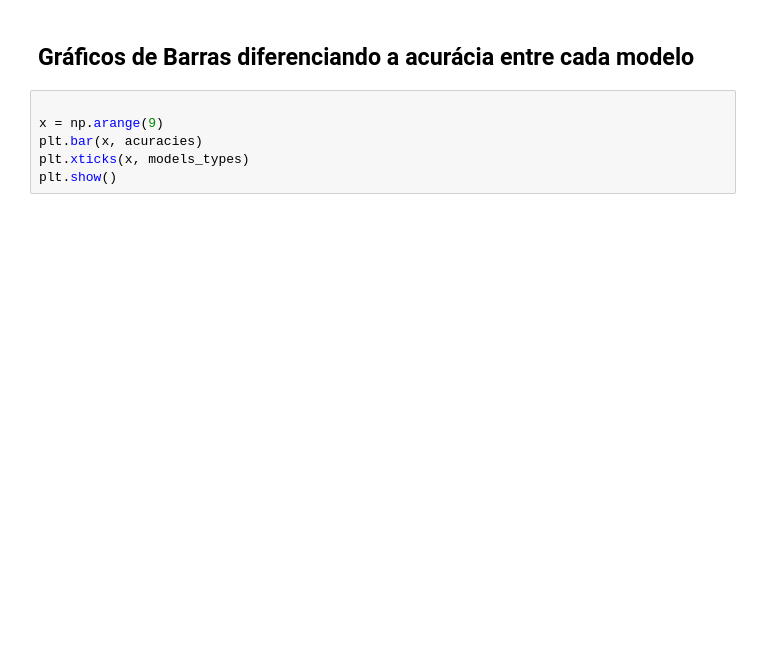
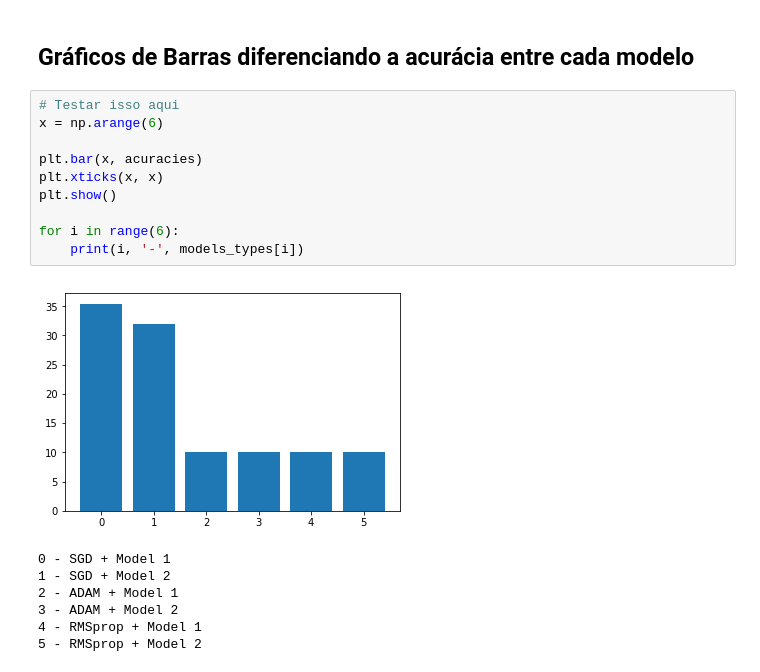
Before and after one commit to juan-burtet/NeuralNetworks, a Jupyter notebook: Tarefa_2/Tarefa_2_MLP_aplicado_ao_CIFAR10.ipynb, the cells around one changed output. Cells and saved outputs as stored; diff of their text form; blank space fills up the shorter version.

```diff
--- a/Tarefa_2/Tarefa_2_MLP_aplicado_ao_CIFAR10.ipynb
+++ b/Tarefa_2/Tarefa_2_MLP_aplicado_ao_CIFAR10.ipynb
@@ -272,8 +398,20 @@ for i in range(9):
 # %% [markdown]
 ## Gráficos de Barras diferenciando a acurácia entre cada modelo
 # %%
+# Testar isso aqui
+x = np.arange(6)
 
-x = np.arange(9)
 plt.bar(x, acuracies)
-plt.xticks(x, models_types)
+plt.xticks(x, x)
 plt.show()
+
+for i in range(6):
+    print(i, '-', models_types[i])
+# %% [output]
+[figure, added]
+0 - SGD + Model 1
+1 - SGD + Model 2
+2 - ADAM + Model 1
+3 - ADAM + Model 2
+4 - RMSprop + Model 1
+5 - RMSprop + Model 2
```
Also changed, not shown: parts of 32 cells of this notebook.
